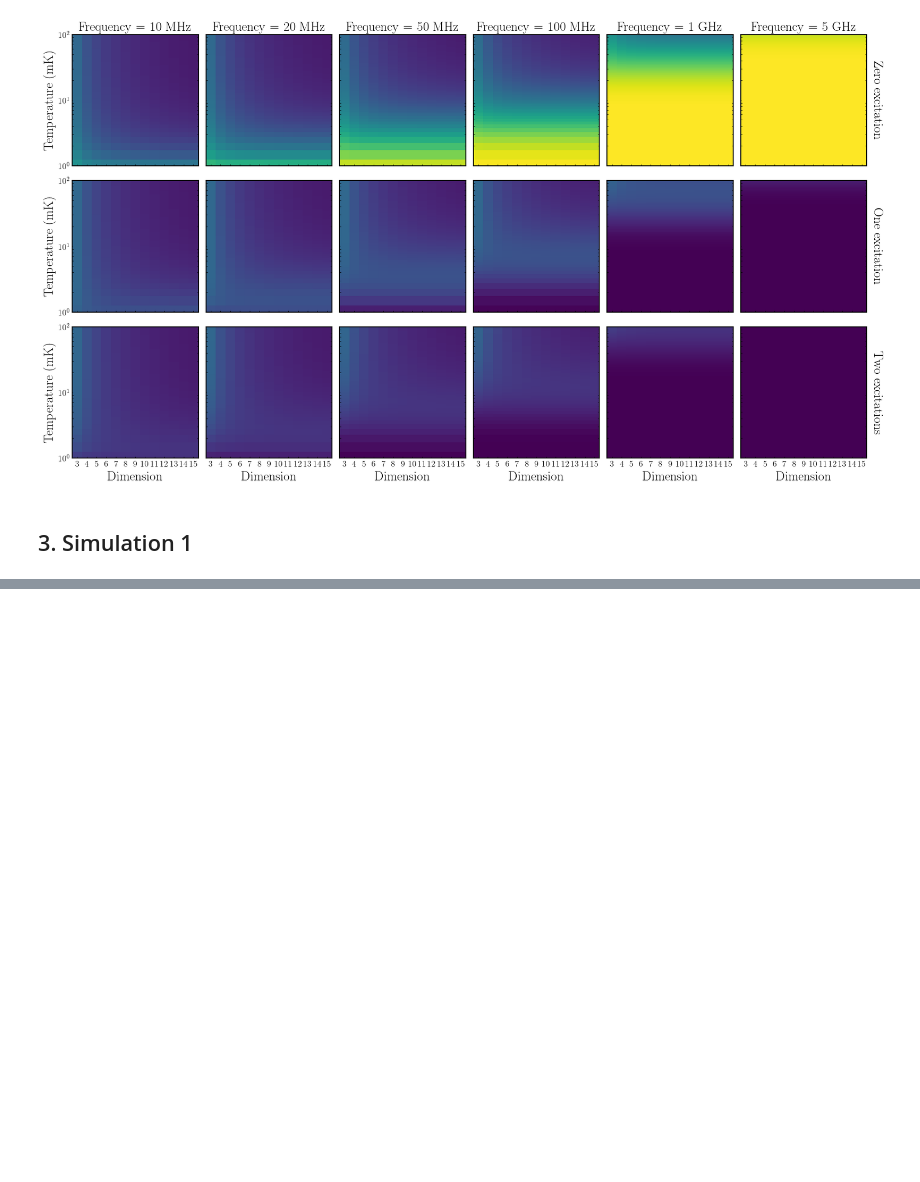
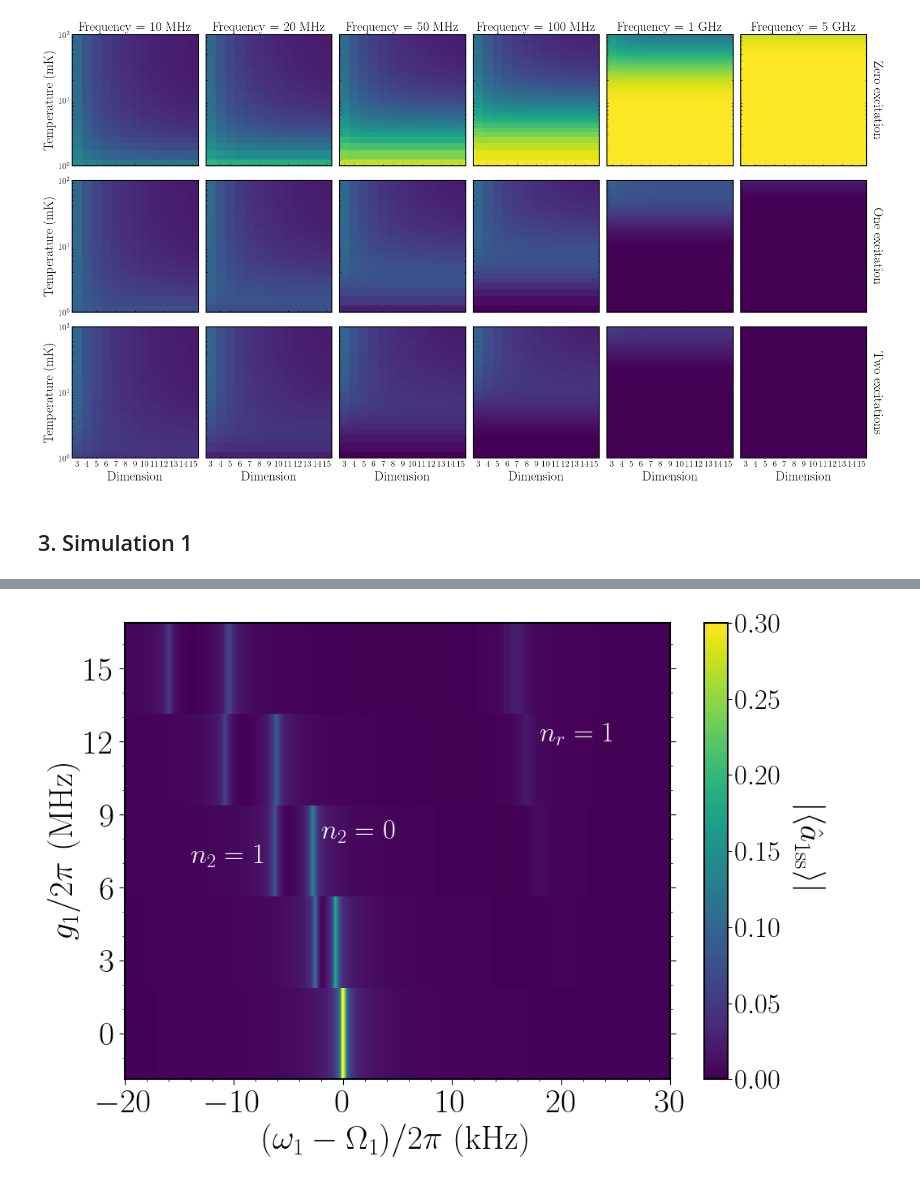
Before and after one commit to asantanah/code_for_paper, a Jupyter notebook: Artigo_simulations_.ipynb, the cells around one changed output, grey strips where cells are left out. Drawn from its saved outputs; the diff is of its cells as text; code cells hidden in the pictures; blank space fills up the shorter version.

```diff
--- a/Artigo_simulations_.ipynb
+++ b/Artigo_simulations_.ipynb
@@ -566,7 +566,7 @@ fig, axes = plt.subplots(1, 1, figsize=(10, 7))
 # axes.imshow(neglist12_,origin="lower",aspect=1.0)
 y_list = [k / (2*pi*1e6) for k in galist]
 nrm = mpl.colors.Normalize(0, 0.3)
-axes.pcolormesh(x_list, y_list, A_xy_list,
+axes.pcolormesh(x_list, y_list, results[0],
                 cmap=cm.viridis, norm=nrm, shading='auto')
 #shift_curve = [-(k**2)/(2*pi*wr*1e3) for k in galist]
 #yyy2 = [(-(k**2)/(2*pi*wr*1e3))-((2*k*gb)/(2*pi*wr*1e3)) for k in galist]
@@ -575,35 +575,36 @@ axes.pcolormesh(x_list, y_list, A_xy_list,
 axes.set_xlim(-20, 30)
 axes.set_xlabel(r'$(\omega_1 - \Omega_1)/2\pi$ (kHz)', rotation=0, fontsize=30)
 axes.set_ylabel(r'$g_1/2\pi$ (MHz)', rotation=90, fontsize=30)
 axes.tick_params(axis='both', which='major', direction='out', labelsize=30)
 axes.tick_params(axis='both', which='minor', labelsize=30)
 axes.yaxis.set_ticks(arange(0, 15.1, 3))
 axes.yaxis.set_ticks_position('both')
 
 axes.text(-14, 7, r"$n_2 = 1$", color='white', fontsize=25)
 axes.text(-2, 8, r"$n_2 = 0$", color='white', fontsize=25)
 axes.text(18, 12, r"$n_r = 1$", color='white', fontsize=25)
 
 axes.yaxis.set_minor_locator(AutoMinorLocator(3))
 axes.xaxis.set_minor_locator(AutoMinorLocator(5))
 
 axes.xaxis.set_tick_params(length=5)
 axes.yaxis.set_tick_params(length=5)
 
-plt.pcolormesh(x_list, y_list, A_xy_list,
-               cmap=cm.viridis, norm=nrm, shading='auto')
+plt.pcolormesh(x_list, y_list, results[0],cmap=cm.viridis, norm=nrm, shading='auto')
 cbar = plt.colorbar()
 cbar.ax.tick_params(labelsize=25)
 cbar.ax.set_ylabel(
     r'$\vert\langle \hat a_{1\mathrm{ss}} \rangle\vert$', labelpad = 40, rotation=270, fontsize=30)
 plt.tight_layout()
 
 #cp = axes.contour(x_list, y_list, A_xy_list)
 #axes.clabel(cp, inline=True,
 #            fontsize=16)
 
 #plt.savefig(r'Images_from_Article_simulation_daleks\twomodes_cavity1field_2D_a1ss.pdf')
 plt.show()
+# %% [output]
+[figure, added]
 # %%
 fig, axes = plt.subplots(1, 1, figsize=(10, 7))
 # axes.imshow(neglist12_,origin="lower",aspect=1.0)
```
Also changed, not shown: parts of 11 cells of this notebook, 1 other file.
